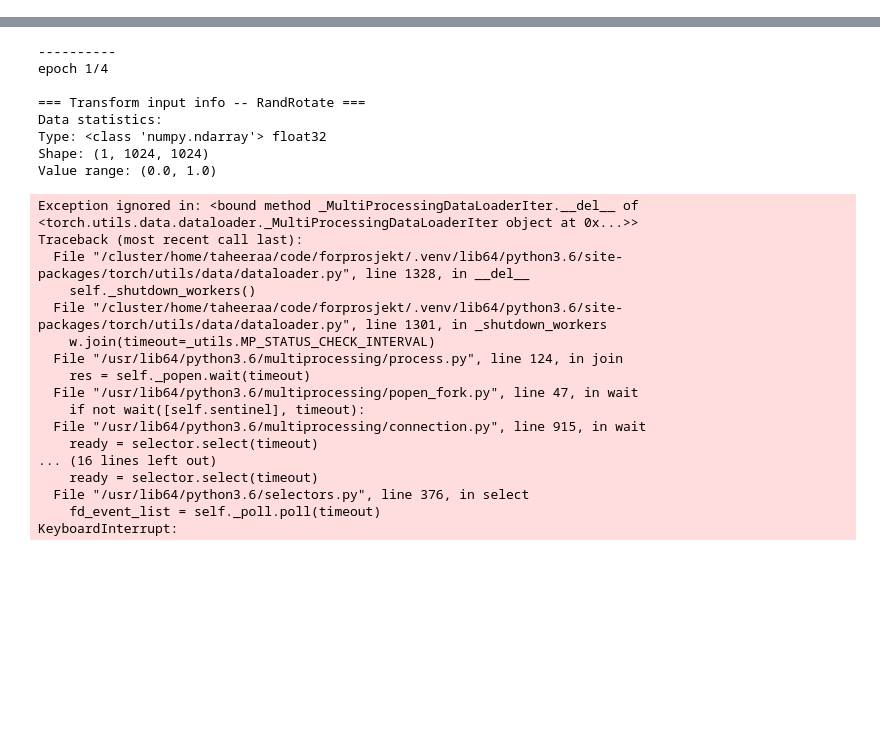
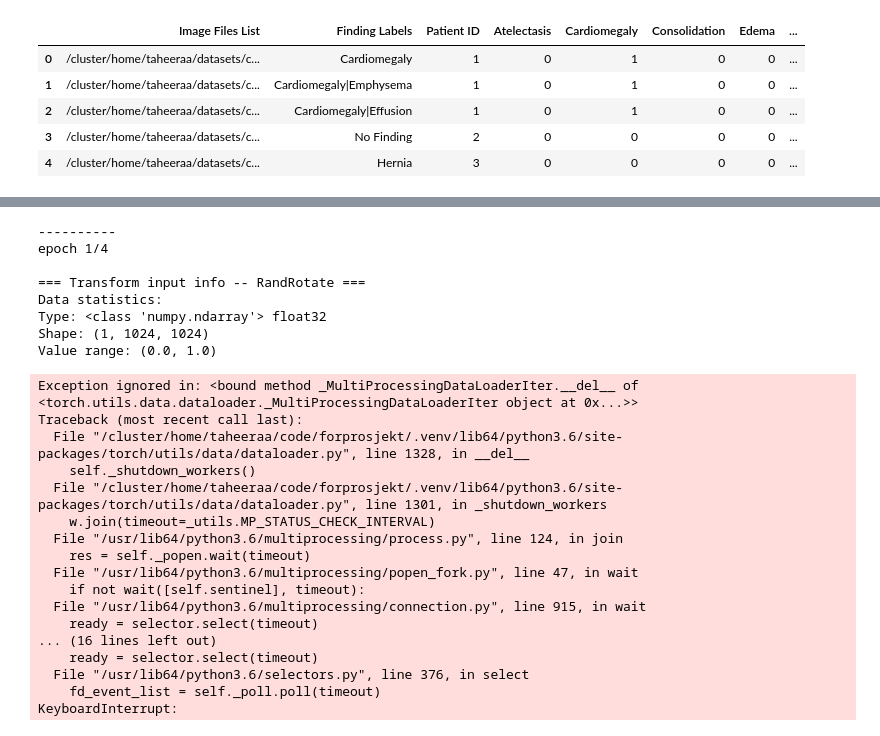
Before and after one commit to taheeraahmed/forprosjekt, a Jupyter notebook: notebooks/monai.ipynb, the cells around one changed output, grey strips where cells are left out. Saved outputs shown, nothing was run; the diff lists cells and outputs as text; code cells hidden in the pictures; blank space fills up the shorter version.

```diff
--- a/notebooks/monai.ipynb
+++ b/notebooks/monai.ipynb
@@ -41,31 +80,38 @@ df = pd.read_csv(f'{data_path}/Data_Entry_2017.csv')
 # Add the image paths to the dataframe
 df['Image Files List'] = image_files_list
 # Create a new dataframe to store the image paths, labels, and patient IDs
 df = df[['Image Files List', 'Finding Labels', 'Patient ID']]
 
 # Make a list of all the labels
 diseases = ['Atelectasis', 'Cardiomegaly', 'Consolidation', 'Edema', 'Effusion', 'Emphysema',
             'Fibrosis', 'Hernia', 'Infiltration', 'Mass', 'Nodule', 'Pleural_Thickening',
             'Pneumonia', 'Pneumothorax']
 
 # For each label, make a new column and
 # assign 1 if the disease is present and 0 if the disease is absent
 for disease in diseases:
     df[disease] = df['Finding Labels'].apply(lambda x: 1 if disease in x else 0)
 
 disease_mapping = {
     'Atelectasis': 0, 'Cardiomegaly': 1, 'Consolidation': 2, 'Edema': 3,
     'Effusion': 4, 'Emphysema': 5, 'Fibrosis': 6, 'Hernia': 7,
     'Infiltration': 8, 'Mass': 9, 'Nodule': 10, 'Pleural_Thickening': 11,
     'Pneumonia': 12, 'Pneumothorax': 13
 }
 
 # Function to get the first disease and map it
 def map_disease_to_number(label):
     first_disease = label.split('|')[0]
     return disease_mapping.get(first_disease, -1)  # Returns -1 if disease not found
 
 # Apply the function to create the new column
 df['image_class'] = df['Finding Labels'].apply(map_disease_to_number)
-
+df['finding_indicator'] = df['Finding Labels'].apply(lambda x: 0 if x == 'No Finding' else 1)
 df.head()
+# %% [output]
+|  | Image Files List | Finding Labels | Patient ID | Atelectasis | Cardiomegaly | Consolidation | Edema | ... |
+| 0 | /cluster/home/taheeraa/datasets/c... | Cardiomegaly | 1 | 0 | 1 | 0 | 0 | ... |
+| 1 | /cluster/home/taheeraa/datasets/c... | Cardiomegaly|Emphysema | 1 | 0 | 1 | 0 | 0 | ... |
+| 2 | /cluster/home/taheeraa/datasets/c... | Cardiomegaly|Effusion | 1 | 0 | 1 | 0 | 0 | ... |
+| 3 | /cluster/home/taheeraa/datasets/c... | No Finding | 2 | 0 | 0 | 0 | 0 | ... |
+| 4 | /cluster/home/taheeraa/datasets/c... | Hernia | 3 | 0 | 0 | 0 | 0 | ... |
```
Also changed, not shown: parts of 13 cells of this notebook.
